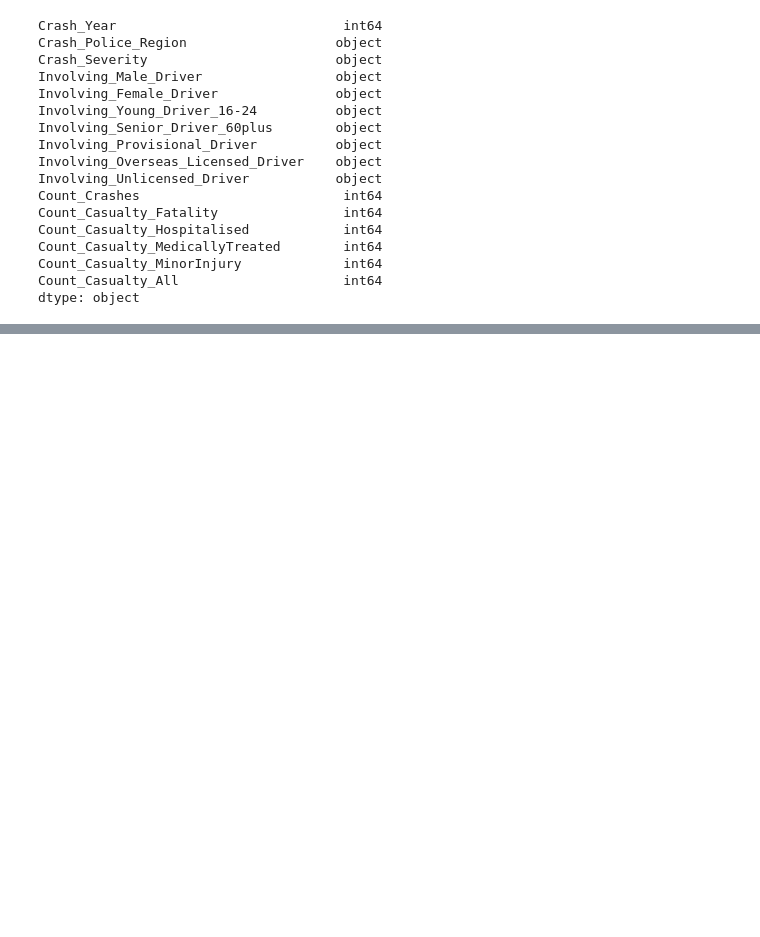
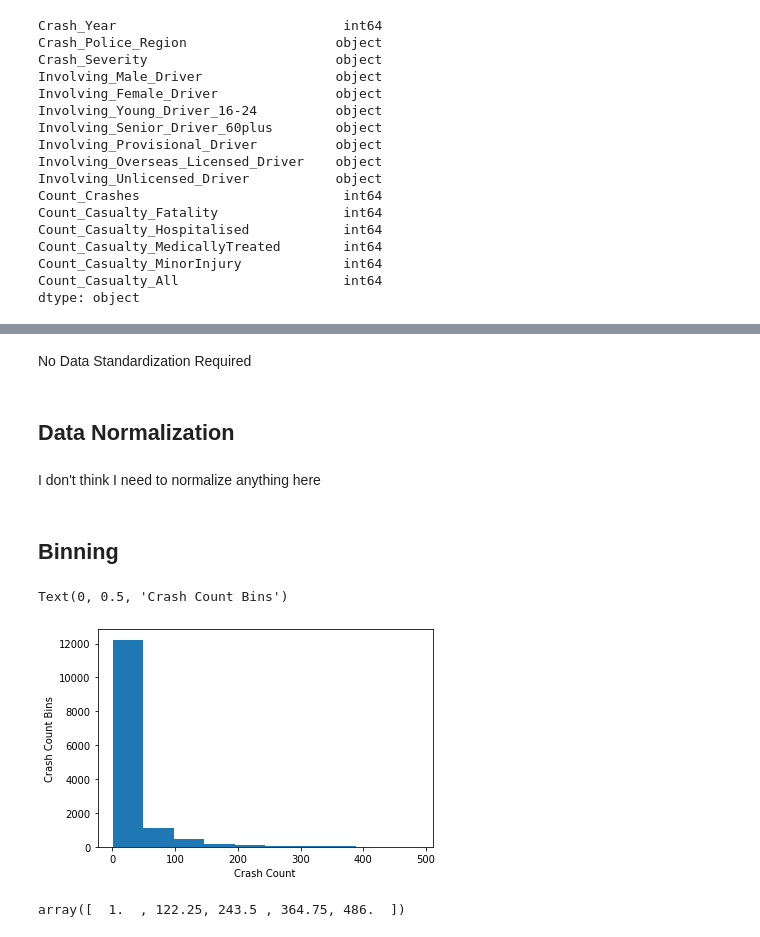
Before and after one commit to AmmaraRazzaq/DataAnalysis_with_Python, a Jupyter notebook: DataAnalysiswithPython.ipynb, the cells around one changed output, grey strips where cells are left out. Saved outputs shown, nothing was run; the diff lists cells and outputs as text; code cells hidden in the pictures; blank space fills up the shorter version.

Commit message:
binning, indicator variable

```diff
--- a/DataAnalysiswithPython.ipynb
+++ b/DataAnalysiswithPython.ipynb
@@ -132,0 +146,25 @@ dtype: object
+# %% [markdown]
+No Data Standardization Required
+# %% [markdown]
+## Data Normalization
+# %% [markdown]
+I don't think I need to normalize anything here
+# %% [markdown]
+## Binning
+# %%
+import matplotlib as plt
+from matplotlib import pyplot
+plt.pyplot.hist(df['Count_Crashes'])
+
+plt.pyplot.xlabel('Crash Count')
+plt.pyplot.ylabel('Accident Count')
+plt.pyplot.ylabel('Crash Count Bins')
+# %% [output]
+Text(0, 0.5, 'Crash Count Bins')
+[figure, added]
+# %%
+import numpy as np
+bins = np.linspace(min(df['Count_Crashes']), max(df['Count_Crashes']), 5)
+bins
+# %% [output]
+array([  1.  , 122.25, 243.5 , 364.75, 486.  ])
```
Also changed, not shown: parts of 17 cells of this notebook.
